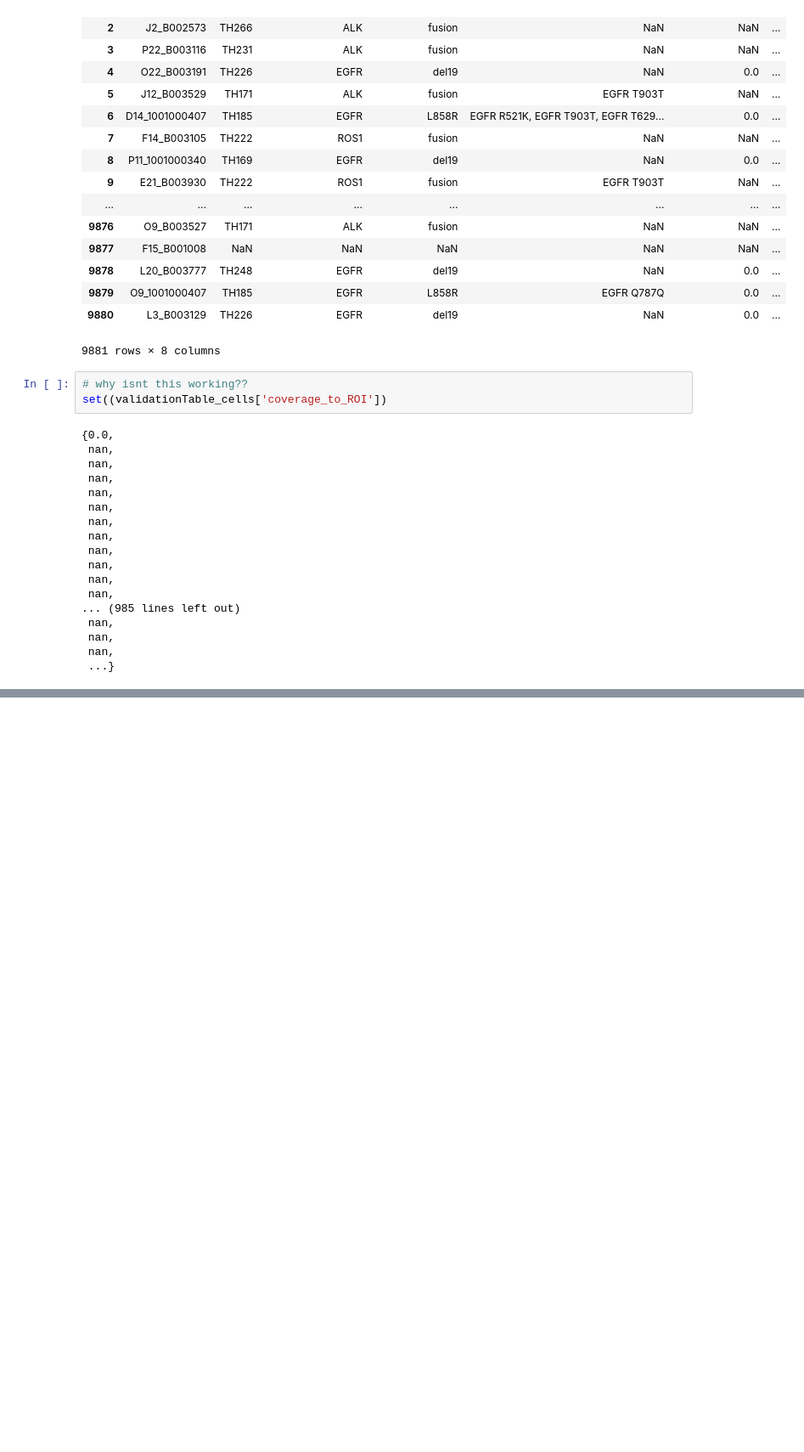
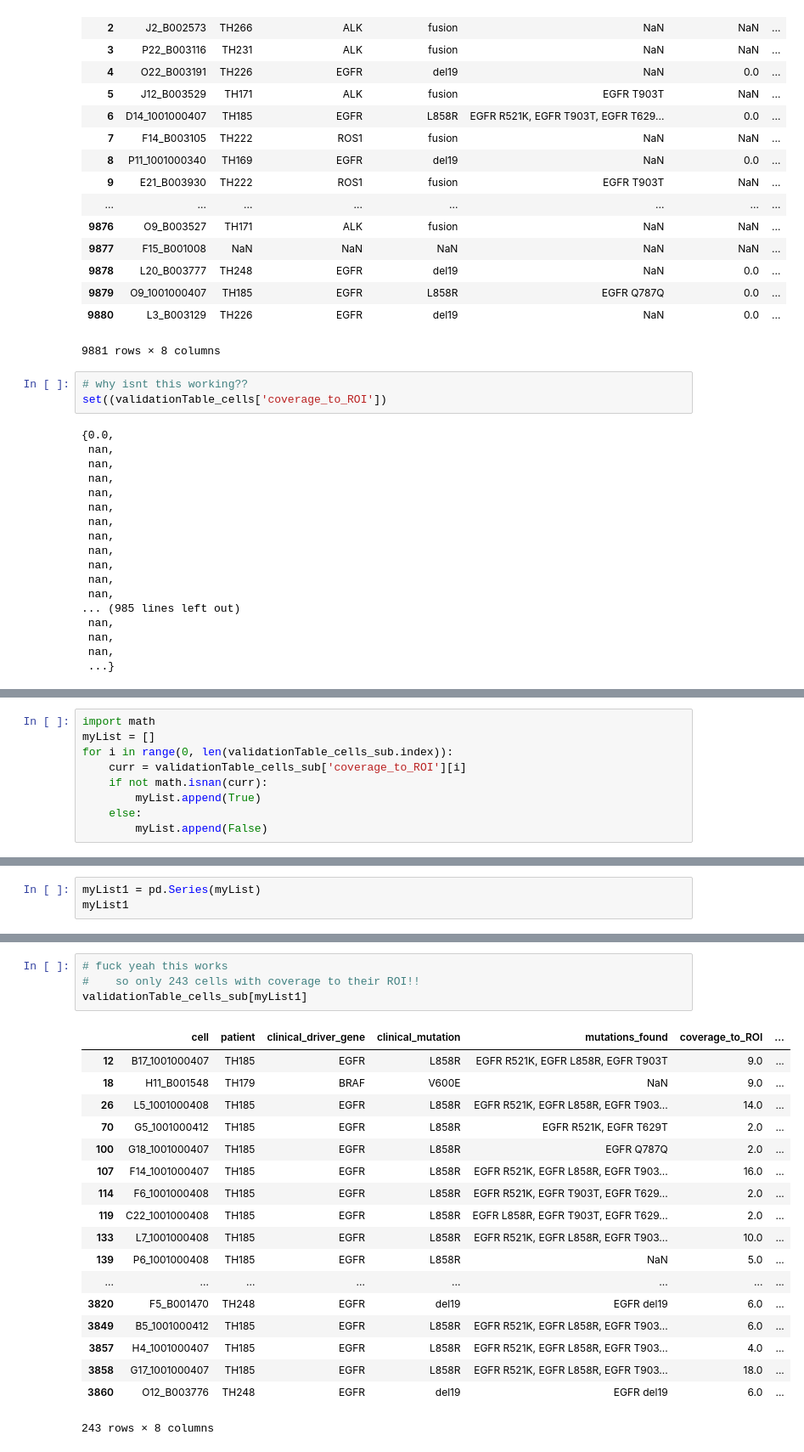
Before and after one commit to czbiohub/SNP_calling_pipeline, a Jupyter notebook: summaryTable/addCoverageToValidationTable.ipynb, the cells around one changed output, grey strips where cells are left out. Shown at 85% size. Cells and saved outputs as stored; diff of their text form; blank space fills up the shorter version.

```diff
--- a/summaryTable/addCoverageToValidationTable.ipynb
+++ b/summaryTable/addCoverageToValidationTable.ipynb
@@ -499,0 +552,9 @@ set((validationTable_cells['coverage_to_ROI'])
+# %%
+import math
+myList = []
+for i in range(0, len(validationTable_cells_sub.index)):
+    curr = validationTable_cells_sub['coverage_to_ROI'][i]
+    if not math.isnan(curr):
+        myList.append(True)
+    else:
+        myList.append(False)
@@ -499,0 +569,3 @@ set((validationTable_cells['coverage_to_ROI'])
+# %%
+myList1 = pd.Series(myList)
+myList1
@@ -499,0 +590,23 @@ set((validationTable_cells['coverage_to_ROI'])
+# %%
+# fuck yeah this works
+#    so only 243 cells with coverage to their ROI!!
+validationTable_cells_sub[myList1]
+# %% [output]
+|  | cell | patient | clinical_driver_gene | clinical_mutation | mutations_found | coverage_to_ROI | ... |
+| 12 | B17_1001000407 | TH185 | EGFR | L858R | EGFR R521K, EGFR L858R, EGFR T903T | 9.0 | ... |
+| 18 | H11_B001548 | TH179 | BRAF | V600E | NaN | 9.0 | ... |
+| 26 | L5_1001000408 | TH185 | EGFR | L858R | EGFR R521K, EGFR L858R, EGFR T903... | 14.0 | ... |
+| 70 | G5_1001000412 | TH185 | EGFR | L858R | EGFR R521K, EGFR T629T | 2.0 | ... |
+| 100 | G18_1001000407 | TH185 | EGFR | L858R | EGFR Q787Q | 2.0 | ... |
+| 107 | F14_1001000407 | TH185 | EGFR | L858R | EGFR R521K, EGFR L858R, EGFR T903... | 16.0 | ... |
+| 114 | F6_1001000408 | TH185 | EGFR | L858R | EGFR R521K, EGFR T903T, EGFR T629... | 2.0 | ... |
+| 119 | C22_1001000408 | TH185 | EGFR | L858R | EGFR L858R, EGFR T903T, EGFR T629... | 2.0 | ... |
+| 133 | L7_1001000408 | TH185 | EGFR | L858R | EGFR R521K, EGFR L858R, EGFR T903... | 10.0 | ... |
+| 139 | P6_1001000408 | TH185 | EGFR | L858R | NaN | 5.0 | ... |
+| ... | ... | ... | ... | ... | ... | ... | ... |
+| 3820 | F5_B001470 | TH248 | EGFR | del19 | EGFR del19 | 6.0 | ... |
+| 3849 | B5_1001000412 | TH185 | EGFR | L858R | EGFR R521K, EGFR L858R, EGFR T903... | 6.0 | ... |
+| 3857 | H4_1001000407 | TH185 | EGFR | L858R | EGFR R521K, EGFR L858R, EGFR T903... | 4.0 | ... |
+| 3858 | G17_1001000407 | TH185 | EGFR | L858R | EGFR R521K, EGFR L858R, EGFR T903... | 18.0 | ... |
+| 3860 | O12_B003776 | TH248 | EGFR | del19 | EGFR del19 | 6.0 | ... |
+243 rows × 8 columns
```
Also changed, not shown: parts of 24 cells of this notebook, 1 other file.
